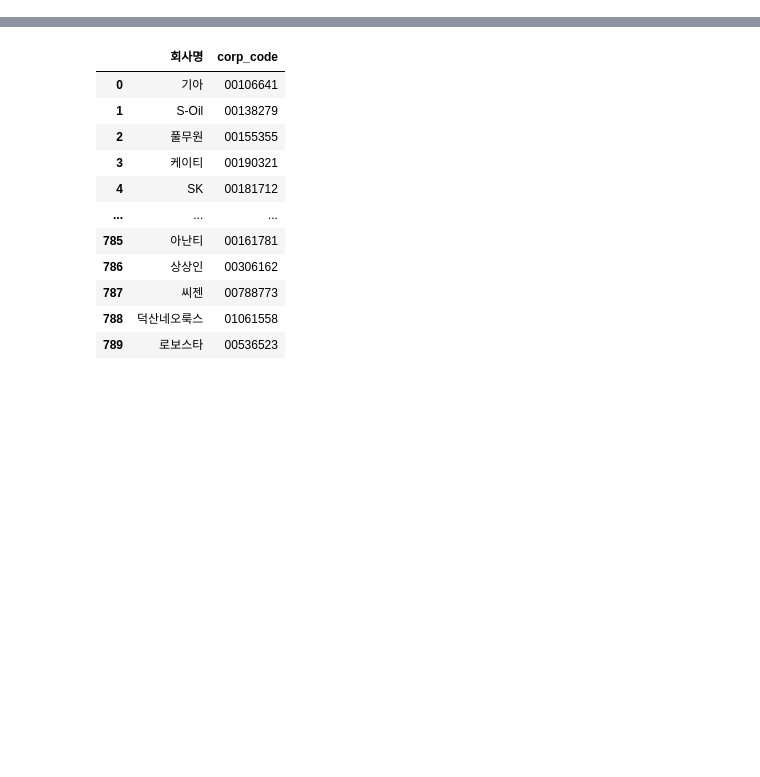
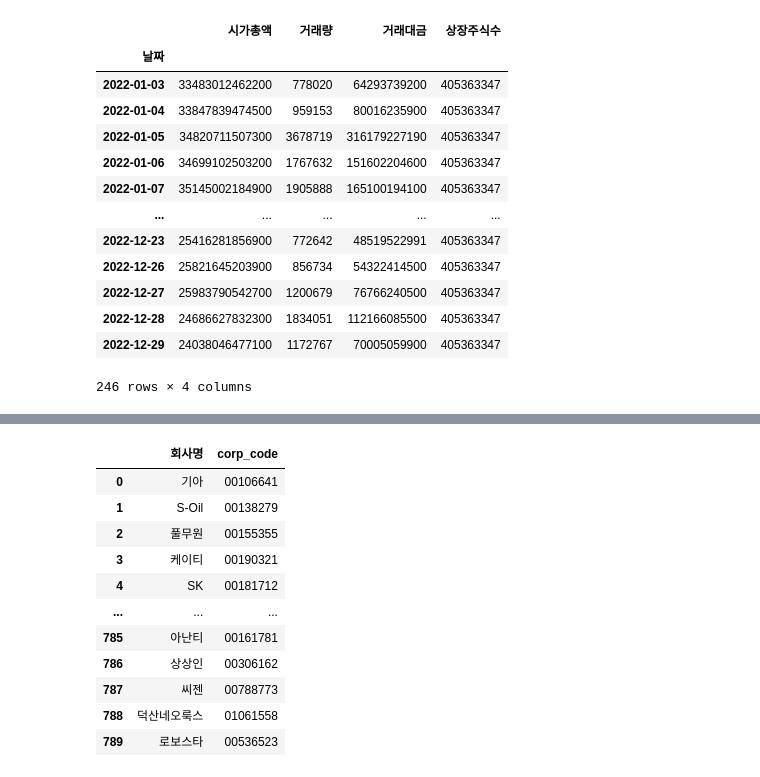
Before and after one commit to min-sssseung/Applied_ML_Team, a Jupyter notebook: final/adding 시가총액 & 직원 수.ipynb, the cells around one changed output, grey strips where cells are left out. Drawn from its saved outputs; the diff is of its cells as text; code cells hidden in the pictures; blank space fills up the shorter version.

```diff
--- a/final/adding 시가총액 & 직원 수.ipynb
+++ b/final/adding 시가총액 & 직원 수.ipynb
@@ -16,4 +16,21 @@ df1.head()
 | 2 | 풀무원 | 00155355 | 017810 | 2022 | A | 2,049,217,755,236 | 1,502,570,984,984 | 26,331,500,743 | -18,413,093,758 | 9.776635e+10 | ... |
 | 3 | 케이티 | 00190321 | 030200 | 2022 | A | 40,980,681,000,000 | 22,565,958,000,000 | 1,690,088,000,000 | 1,894,067,000,000 | 3.129833e+06 | ... |
 | 4 | SK | 00181712 | 034730 | 2022 | A+ | 194,505,860,000,000 | 122,697,070,000,000 | 8,004,710,000,000 | 5,908,697,000,000 | 1.270902e+07 | ... |
+# %%
+stock.get_market_cap('20220101', '20221231', '000270')
+# %% [output]
+|  | 시가총액 | 거래량 | 거래대금 | 상장주식수 |
+| 날짜 |  |  |  |  |
+| 2022-01-03 | 33483012462200 | 778020 | 64293739200 | 405363347 |
+| 2022-01-04 | 33847839474500 | 959153 | 80016235900 | 405363347 |
+| 2022-01-05 | 34820711507300 | 3678719 | 316179227190 | 405363347 |
+| 2022-01-06 | 34699102503200 | 1767632 | 151602204600 | 405363347 |
+| 2022-01-07 | 35145002184900 | 1905888 | 165100194100 | 405363347 |
+| ... | ... | ... | ... | ... |
+| 2022-12-23 | 25416281856900 | 772642 | 48519522991 | 405363347 |
+| 2022-12-26 | 25821645203900 | 856734 | 54322414500 | 405363347 |
+| 2022-12-27 | 25983790542700 | 1200679 | 76766240500 | 405363347 |
+| 2022-12-28 | 24686627832300 | 1834051 | 112166085500 | 405363347 |
+| 2022-12-29 | 24038046477100 | 1172767 | 70005059900 | 405363347 |
+246 rows × 4 columns
 # %%
```
Also changed, not shown: parts of 6 cells of this notebook, 5 other files.
